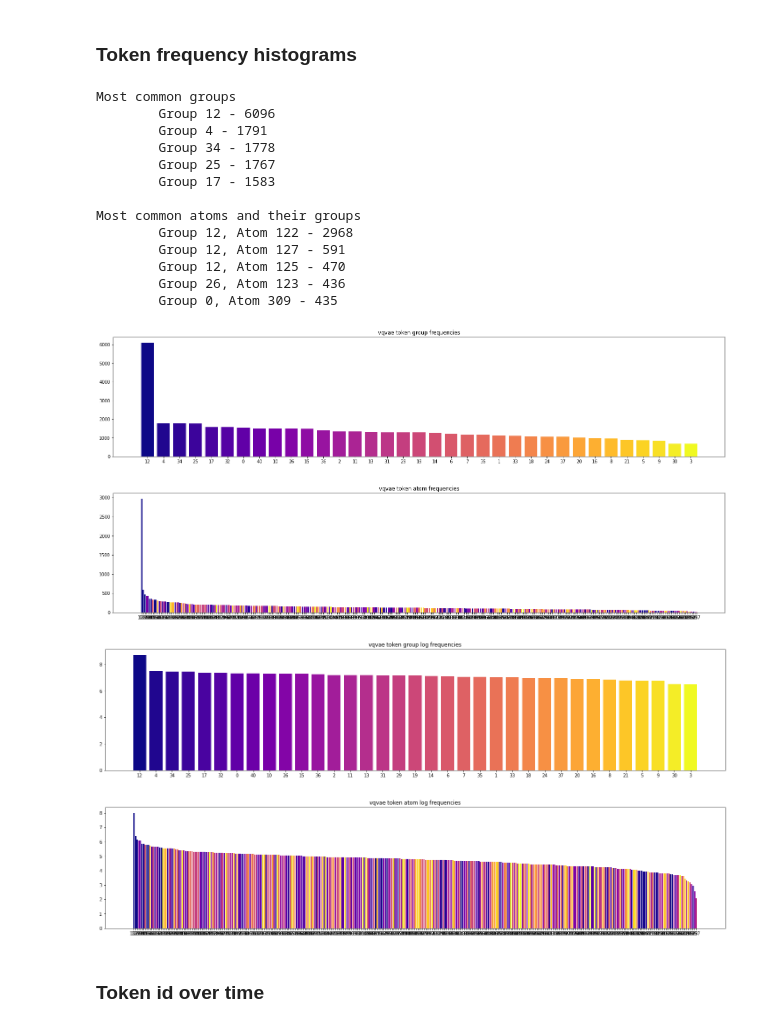
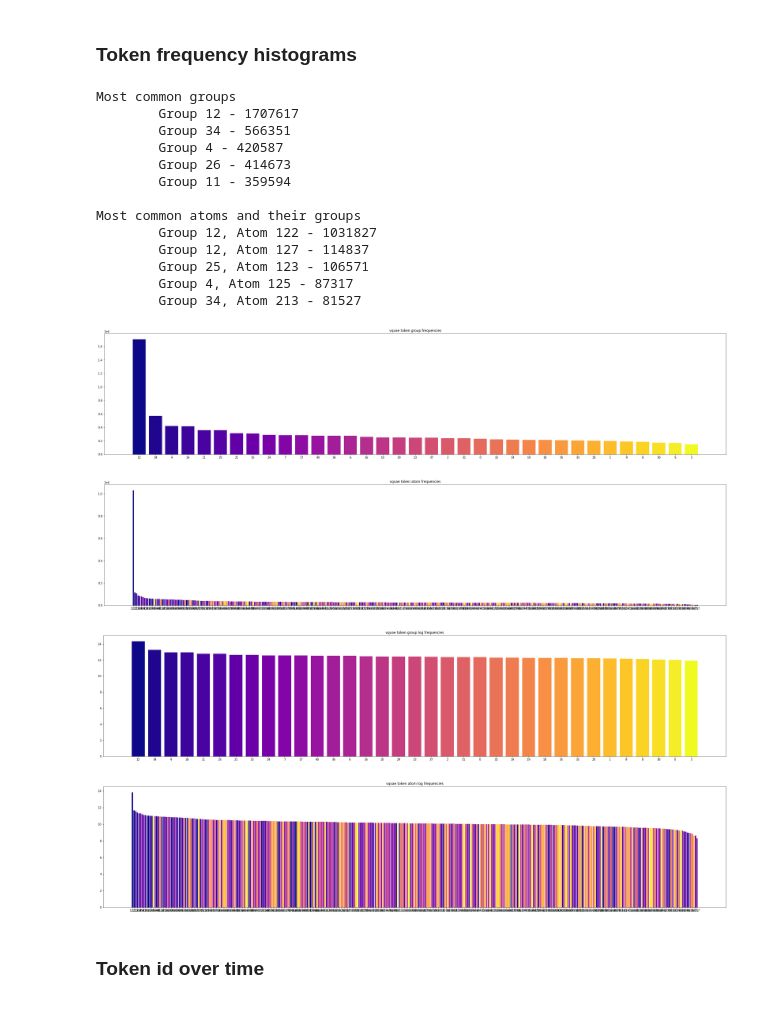
Before and after one commit to jonojace/GlobalLatentEmbedding, a Jupyter notebook: notebooks/analyse_vqvae_tokens.ipynb, the cells around one changed output. Drawn from its saved outputs; the diff is of its cells as text; code cells hidden in the pictures.

Commit message:
new plots

```diff
--- a/notebooks/analyse_vqvae_tokens.ipynb
+++ b/notebooks/analyse_vqvae_tokens.ipynb
@@ -18,6 +21,7 @@ files = os.listdir(token_dir_path)
 # Create data structure to hold all token data and metadata
 data = {}
 atom2group = {} # to keep track of what group an atom belongs to
+match, mismatch = 0, 0
 for file in files:
     #get data from file
     with open(f'{token_dir_path}/{file}') as f:
@@ -25,13 +29,25 @@ for file in files:
     groups, atoms = [], []
     for line in groups_and_atoms:
         group, atom = line.split('_')
-        atom2group[int(atom)] = int(group)
+        if int(atom) in atom2group:
+            # check that atoms are consistently mapped to groups
+#             assert atom2group[int(atom)] == int(group), f"atom2group[int(atom)]={atom2group[int(atom)]}, int(group)={int(group)}"
+
+            # TODO above line shows they are NOT consistently mapped, investigate this!
+            if atom2group[int(atom)] == int(group):
+                match += 1
+            else:
+                mismatch += 1
+        else:
+            atom2group[int(atom)] = int(group)
         groups.append(int(group))
         atoms.append(int(atom))
     #create entry for this file
     utt_id = os.path.basename(file)
     data[utt_id] = {'groups': groups, 'atoms':atoms}
 
+print(f"Proportion of mismatch is {mismatch / (match + mismatch)}")
+
 assert len(data) == len(files)
 
 print(f"Finished processing {len(data)} vqvae token files")
@@ -68,22 +118,22 @@ for atom, count in atoms_c.most_common(5):
     print(f'\tGroup {atom2group[atom]}, Atom {atom} - {count}')
 # %% [output]
 Most common groups
-        Group 12 - 6096
-        Group 4 - 1791
-        Group 34 - 1778
-        Group 25 - 1767
-        Group 17 - 1583
+        Group 12 - 1707617
+        Group 34 - 566351
+        Group 4 - 420587
+        Group 26 - 414673
+        Group 11 - 359594
 
 Most common atoms and their groups
-        Group 12, Atom 122 - 2968
-        Group 12, Atom 127 - 591
-        Group 12, Atom 125 - 470
-        Group 26, Atom 123 - 436
-        Group 0, Atom 309 - 435
+        Group 12, Atom 122 - 1031827
+        Group 12, Atom 127 - 114837
+        Group 25, Atom 123 - 106571
+        Group 4, Atom 125 - 87317
+        Group 34, Atom 213 - 81527
 # %%
-plt.rcParams['figure.figsize'] = [25, 5]
+plt.rcParams['figure.figsize'] = [40, 8]
 
-# get equally spaced colors to assign to each group
+# Get equally spaced colors to assign to each group
 total_num_groups = len(groups_c)
 # cmap = plt.get_cmap('viridis')
 cmap = plt.get_cmap('plasma')
@@ -107,37 +157,37 @@ def sorted_histogram(counter, token_type, title=None, morph_y_fn=None):
     y = [count for key, count in counter.most_common()]
 
     # get color map
     if token_type == 'groups':
          color_map = [group2color[int(group)] for group in x_labels]
     elif token_type == 'atoms':
          color_map = [group2color[atom2group[int(atom)]] for atom in x_labels]
     else:
          raise ValueError()
 
     # TODO add legend for color to group mapping
 
     if morph_y_fn:
         y = morph_y_fn(y)
 
     if title:
         plt.title(title)
 
     plt.bar(x, y, color=color_map)
     plt.xticks(x, x_labels)
     plt.show()
 
 sorted_histogram(groups_c, 'groups', title='vqvae token group frequencies')
-sorted_histogram(atoms_c, 'atoms', title='vqvae token atom frequencies')
+sorted_histogram(atoms_c, 'atoms', title='vqvae token atom frequencies') # TODO single big bar
 
 sorted_histogram(groups_c, 'groups', title='vqvae token group log frequencies', morph_y_fn=np.log)
 sorted_histogram(atoms_c, 'atoms', title='vqvae token atom log frequencies', morph_y_fn=np.log)
 
 # TODO plot atoms grouped with those atoms of same group, ranked by atom frequency, then finally ranked by group frequency
 # e.g. group 12's 10 atoms ranked by atom frequency, then group 4's 10 atoms ranked by atom frequency, etc....
 # %% [output]
-[figure, old version]
+[figure, new version]
-[figure, old version]
+[figure, new version]
-[figure, old version]
+[figure, new version]
-[figure, old version]
+[figure, new version]
 # %% [markdown]
 ### Token id over time
```
Also changed, not shown: parts of 11 cells of this notebook.
